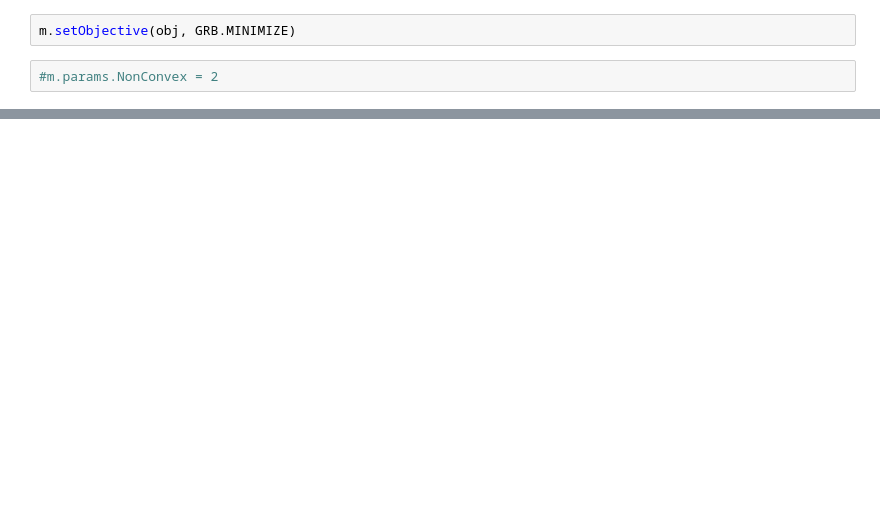
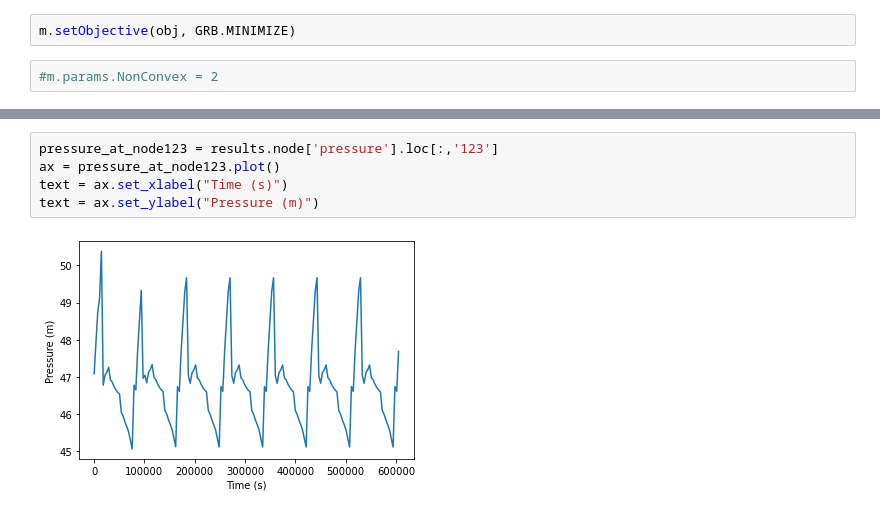
Before and after one commit to yz4160/Optimization-Research, a Jupyter notebook: pipe and pump distribution.ipynb, the cells around one changed output, grey strips where cells are left out. Drawn from its saved outputs; the diff is of its cells as text; blank space fills up the shorter version.

```diff
--- a/pipe and pump distribution.ipynb
+++ b/pipe and pump distribution.ipynb
@@ -565,0 +570,7 @@ Best objective -, best bound -, gap -
+# %%
+pressure_at_node123 = results.node['pressure'].loc[:,'123']
+ax = pressure_at_node123.plot()
+text = ax.set_xlabel("Time (s)")
+text = ax.set_ylabel("Pressure (m)")
+# %% [output]
+[figure, added]
```
Also changed, not shown: parts of 45 cells of this notebook.
